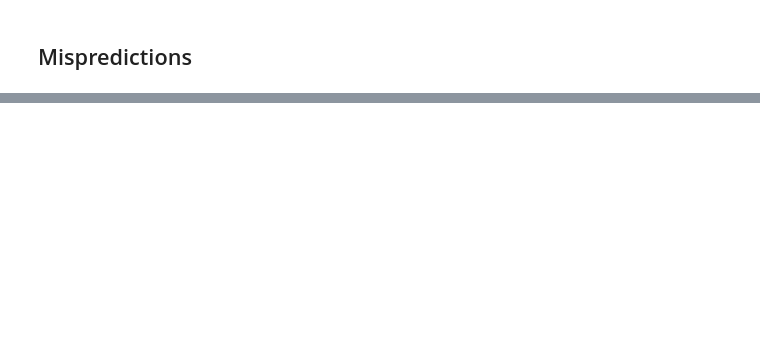
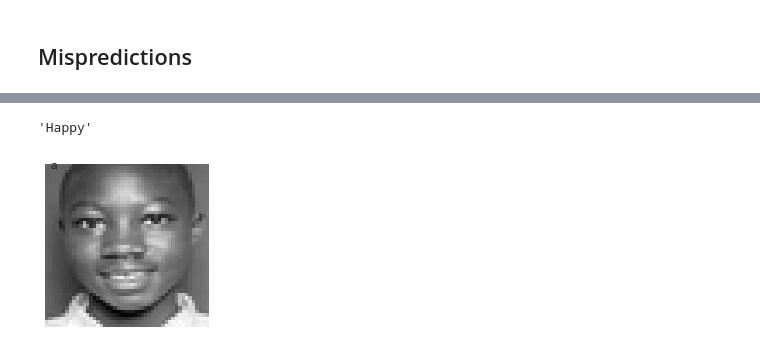
Before and after one commit to emrekds/facial-expression-detection, a Jupyter notebook: main.ipynb, the cells around one changed output, grey strips where cells are left out. Drawn from its saved outputs; the diff is of its cells as text; code cells hidden in the pictures; blank space fills up the shorter version.

```diff
--- a/main.ipynb
+++ b/main.ipynb
@@ -398,0 +408,16 @@ plt.suptitle('Estimated - Predicted',y=.93,fontsize=25);
+# %%
+samples=df_ptest.sample(5)
+# %%
+ind=np.random.randint(5)
+# %%
+preds=model.predict(samples['pixels'].iloc[ind].reshape(-1,48,48,1))
+emotions[samples['emotion'].iloc[ind]]
+# %% [output]
+'Happy'
+# %%
+plt.figure(figsize=(3,3))
+plt.imshow(samples['pixels'].iloc[ind],cmap='gray')
+plt.axis('off')
+plt.text(1,1,'a');
+# %% [output]
+[figure, added]
```
Also changed, not shown: parts of 35 cells of this notebook, 1 other file.
